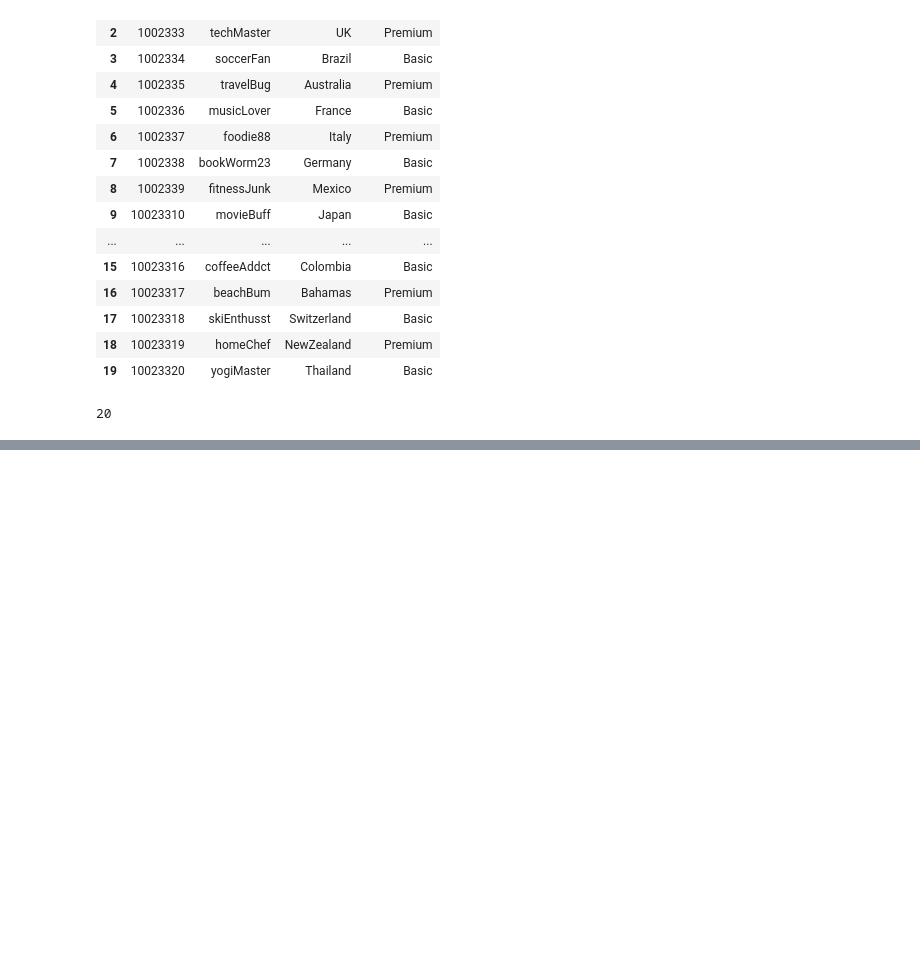
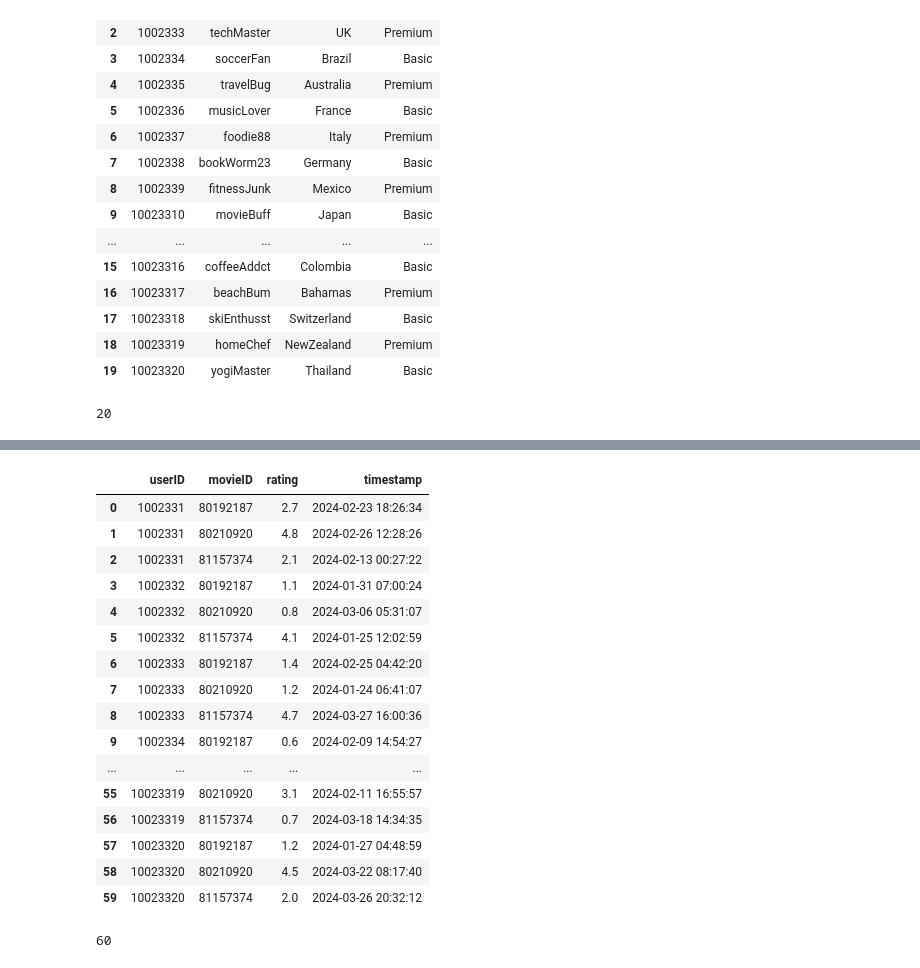
Before and after one commit to cgabrielcp/AnalisisDeDatos31, a Jupyter notebook: Sesion3/ETL/ETL.ipynb, the cells around one changed output, grey strips where cells are left out. Saved outputs shown, nothing was run; the diff lists cells and outputs as text; code cells hidden in the pictures; blank space fills up the shorter version.

```diff
--- a/Sesion3/ETL/ETL.ipynb
+++ b/Sesion3/ETL/ETL.ipynb
@@ -145,0 +169,3 @@ users.to_sql('dimUser', conn_dw, if_exists = 'append', index=False)
+# %%
+movies_id=movies_data['movieID']
+movies_id
@@ -145,0 +177,3 @@ users.to_sql('dimUser', conn_dw, if_exists = 'append', index=False)
+# %%
+watchs_data = pd.merge(user_id, movies_id, how ='cross')
+watchs_data.head()
@@ -145,0 +187,16 @@ users.to_sql('dimUser', conn_dw, if_exists = 'append', index=False)
+# %%
+import random
+from datetime import datetime, timedelta
+
+def gen_rating():
+    numero_aleatorio = round(random.uniform(0,5), 1)
+
+    return numero_aleatorio
+
+def gen_timestamps():
+    start_date=datetime(2024, 1, 15)
+    end_date=datetime(2024, 4, 6)
+
+    random_date = start_date + timedelta(seconds=random.randint(0, int((end_date - start_date).total_seconds())))
+
+    return random_date
@@ -145,0 +207,4 @@ users.to_sql('dimUser', conn_dw, if_exists = 'append', index=False)
+# %%
+watchs_data['rating'] = watchs_data['movieID'].apply(lambda x: gen_rating())
+
+watchs_data
@@ -145,0 +229,26 @@ users.to_sql('dimUser', conn_dw, if_exists = 'append', index=False)
+# %%
+watchs_data['timestamp'] = watchs_data['movieID'].apply(lambda x: gen_timestamps())
+
+watchs_data
+# %% [output]
+|  | userID | movieID | rating | timestamp |
+| 0 | 1002331 | 80192187 | 2.7 | 2024-02-23 18:26:34 |
+| 1 | 1002331 | 80210920 | 4.8 | 2024-02-26 12:28:26 |
+| 2 | 1002331 | 81157374 | 2.1 | 2024-02-13 00:27:22 |
+| 3 | 1002332 | 80192187 | 1.1 | 2024-01-31 07:00:24 |
+| 4 | 1002332 | 80210920 | 0.8 | 2024-03-06 05:31:07 |
+| 5 | 1002332 | 81157374 | 4.1 | 2024-01-25 12:02:59 |
+| 6 | 1002333 | 80192187 | 1.4 | 2024-02-25 04:42:20 |
+| 7 | 1002333 | 80210920 | 1.2 | 2024-01-24 06:41:07 |
+| 8 | 1002333 | 81157374 | 4.7 | 2024-03-27 16:00:36 |
+| 9 | 1002334 | 80192187 | 0.6 | 2024-02-09 14:54:27 |
+| ... | ... | ... | ... | ... |
+| 55 | 10023319 | 80210920 | 3.1 | 2024-02-11 16:55:57 |
+| 56 | 10023319 | 81157374 | 0.7 | 2024-03-18 14:34:35 |
+| 57 | 10023320 | 80192187 | 1.2 | 2024-01-27 04:48:59 |
+| 58 | 10023320 | 80210920 | 4.5 | 2024-03-22 08:17:40 |
+| 59 | 10023320 | 81157374 | 2.0 | 2024-03-26 20:32:12 |
+# %%
+watchs_data.to_sql("FactWatchs", conn_dw, if_exists='append', index=False)
+# %% [output]
+60
```
Also changed, not shown: parts of 6 cells of this notebook.
